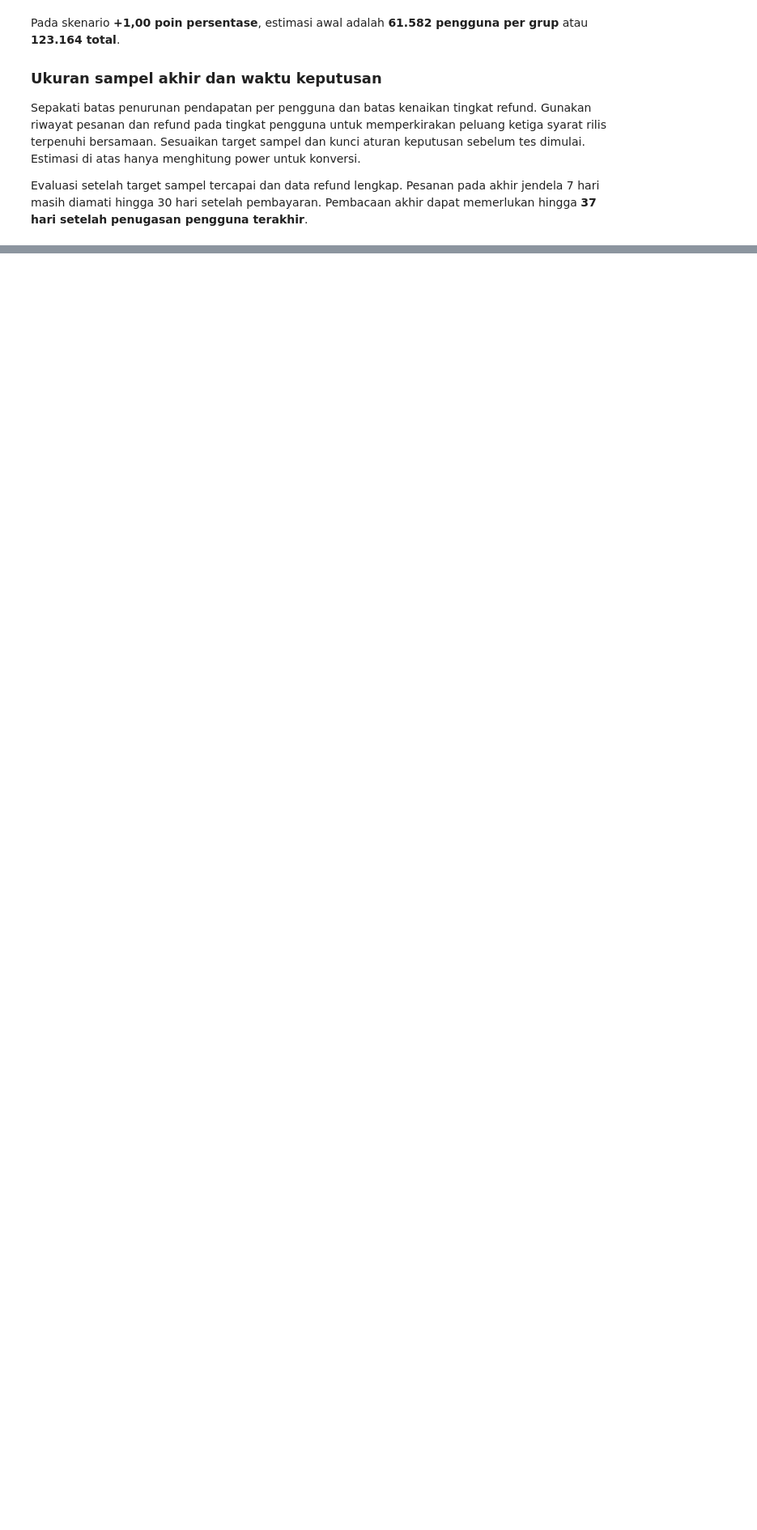
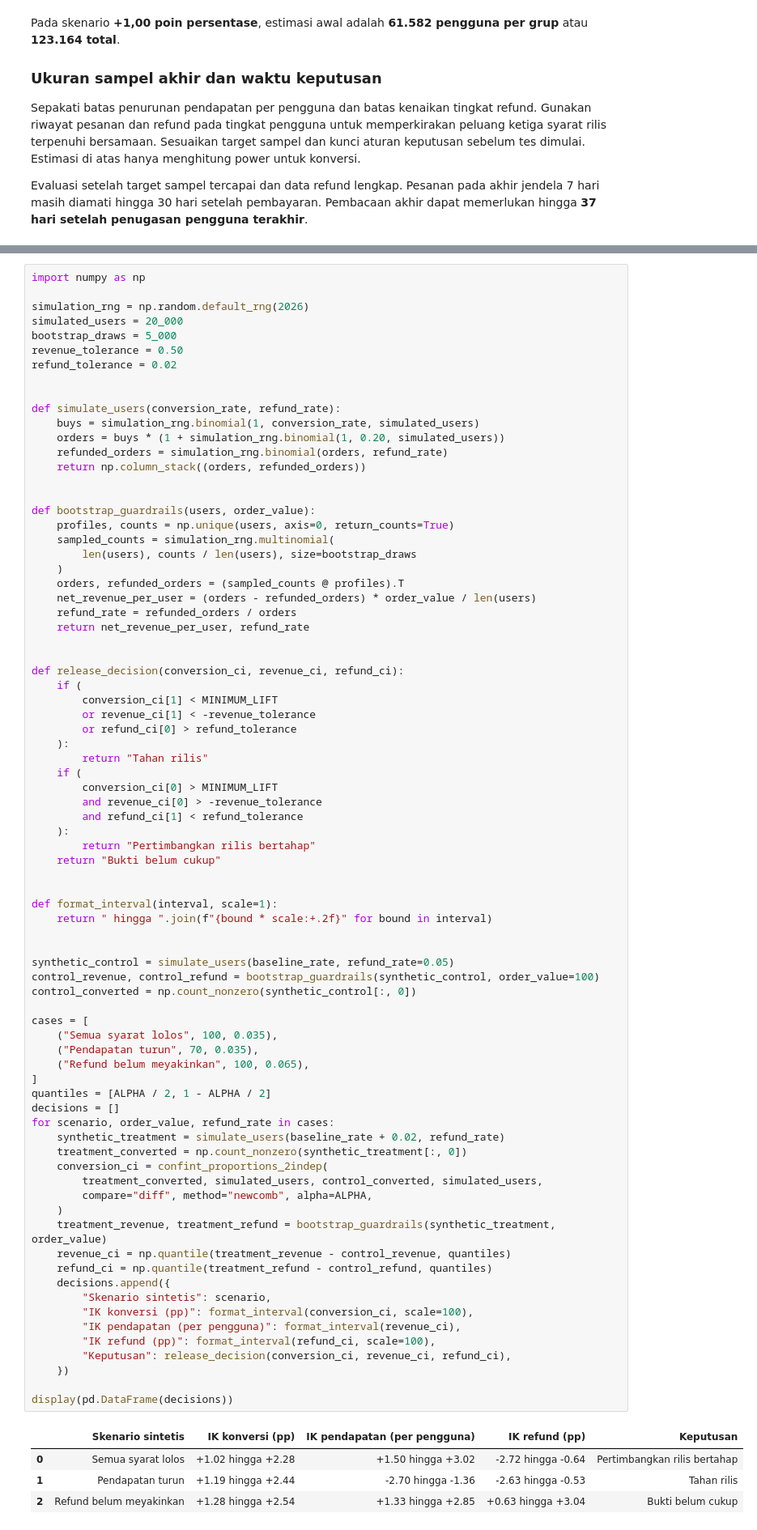
Before and after one commit to agunggust/ecommerce-ab-test, a Jupyter notebook: analysis.ipynb, the cells around one changed output, grey strips where cells are left out. Shown at 81% size. Saved outputs shown, nothing was run; the diff lists cells and outputs as text; blank space fills up the shorter version.

Commit message:
Simulate rollout decisions with conversion and guardrails

```diff
--- a/analysis.ipynb
+++ b/analysis.ipynb
@@ -285,0 +296,83 @@ Evaluasi setelah target sampel tercapai dan data refund lengkap. Pesanan pada ak
+# %%
+import numpy as np
+
+simulation_rng = np.random.default_rng(2026)
+simulated_users = 20_000
+bootstrap_draws = 5_000
+revenue_tolerance = 0.50
+refund_tolerance = 0.02
+
+
+def simulate_users(conversion_rate, refund_rate):
+    buys = simulation_rng.binomial(1, conversion_rate, simulated_users)
+    orders = buys * (1 + simulation_rng.binomial(1, 0.20, simulated_users))
+    refunded_orders = simulation_rng.binomial(orders, refund_rate)
+    return np.column_stack((orders, refunded_orders))
+
+
+def bootstrap_guardrails(users, order_value):
+    profiles, counts = np.unique(users, axis=0, return_counts=True)
+    sampled_counts = simulation_rng.multinomial(
+        len(users), counts / len(users), size=bootstrap_draws
+    )
+    orders, refunded_orders = (sampled_counts @ profiles).T
+    net_revenue_per_user = (orders - refunded_orders) * order_value / len(users)
+    refund_rate = refunded_orders / orders
+    return net_revenue_per_user, refund_rate
+
+
+def release_decision(conversion_ci, revenue_ci, refund_ci):
+    if (
+        conversion_ci[1] < MINIMUM_LIFT
+        or revenue_ci[1] < -revenue_tolerance
+        or refund_ci[0] > refund_tolerance
+    ):
+        return "Tahan rilis"
+    if (
+        conversion_ci[0] > MINIMUM_LIFT
+        and revenue_ci[0] > -revenue_tolerance
+        and refund_ci[1] < refund_tolerance
+    ):
+        return "Pertimbangkan rilis bertahap"
+    return "Bukti belum cukup"
+
+
+def format_interval(interval, scale=1):
+    return " hingga ".join(f"{bound * scale:+.2f}" for bound in interval)
+
+
+synthetic_control = simulate_users(baseline_rate, refund_rate=0.05)
+control_revenue, control_refund = bootstrap_guardrails(synthetic_control, order_value=100)
+control_converted = np.count_nonzero(synthetic_control[:, 0])
+
+cases = [
+    ("Semua syarat lolos", 100, 0.035),
+    ("Pendapatan turun", 70, 0.035),
+    ("Refund belum meyakinkan", 100, 0.065),
+]
+quantiles = [ALPHA / 2, 1 - ALPHA / 2]
+decisions = []
+for scenario, order_value, refund_rate in cases:
+    synthetic_treatment = simulate_users(baseline_rate + 0.02, refund_rate)
+    treatment_converted = np.count_nonzero(synthetic_treatment[:, 0])
+    conversion_ci = confint_proportions_2indep(
+        treatment_converted, simulated_users, control_converted, simulated_users,
+        compare="diff", method="newcomb", alpha=ALPHA,
+    )
+    treatment_revenue, treatment_refund = bootstrap_guardrails(synthetic_treatment, order_value)
+    revenue_ci = np.quantile(treatment_revenue - control_revenue, quantiles)
+    refund_ci = np.quantile(treatment_refund - control_refund, quantiles)
+    decisions.append({
+        "Skenario sintetis": scenario,
+        "IK konversi (pp)": format_interval(conversion_ci, scale=100),
+        "IK pendapatan (per pengguna)": format_interval(revenue_ci),
+        "IK refund (pp)": format_interval(refund_ci, scale=100),
+        "Keputusan": release_decision(conversion_ci, revenue_ci, refund_ci),
+    })
+
+display(pd.DataFrame(decisions))
+# %% [output]
+|  | Skenario sintetis | IK konversi (pp) | IK pendapatan (per pengguna) | IK refund (pp) | Keputusan |
+| 0 | Semua syarat lolos | +1.02 hingga +2.28 | +1.50 hingga +3.02 | -2.72 hingga -0.64 | Pertimbangkan rilis bertahap |
+| 1 | Pendapatan turun | +1.19 hingga +2.44 | -2.70 hingga -1.36 | -2.63 hingga -0.53 | Tahan rilis |
+| 2 | Refund belum meyakinkan | +1.28 hingga +2.54 | +1.33 hingga +2.85 | +0.63 hingga +3.04 | Bukti belum cukup |
```
Also changed, not shown: parts of 1 cell of this notebook, 2 other files.
